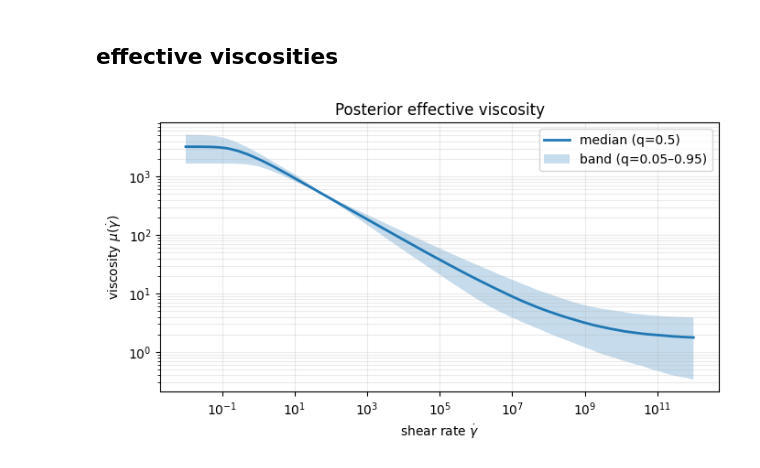
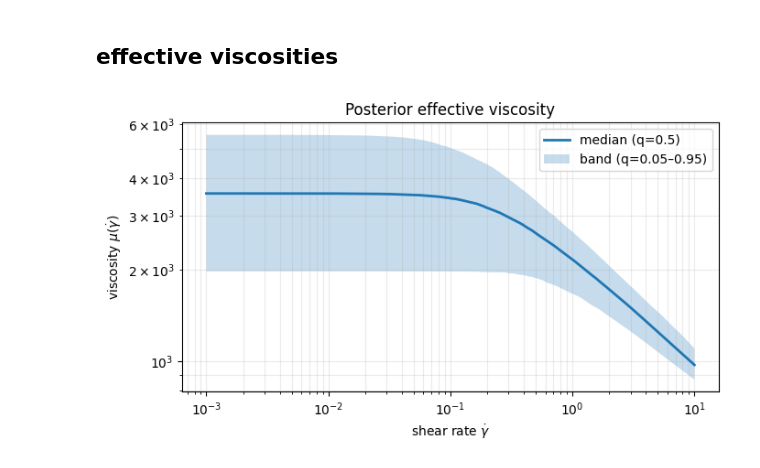
Before and after one commit to ajacobth/BayesianFLow_calibration, a Jupyter notebook: Inference_Standardized_2.ipynb, the cells around one changed output. Saved outputs shown, nothing was run; the diff lists cells and outputs as text; code cells hidden in the pictures.

```diff
--- a/Inference_Standardized_2.ipynb
+++ b/Inference_Standardized_2.ipynb
@@ -116,7 +117,7 @@ def _gp_predict_mean_from_Xn_std(Xn_std: jnp.ndarray) -> jnp.ndarray:
 
 def gp_single_z(z1, z2, z3, z4, flow_raw):
     """
-    z1..z4 are standardized coordinates for x1..x4 (what NUTS samples).
+    z1..z4 are standardized coordinates for x1 to x4 (what NUTS samples).
     flow_raw is in original physical units (whatever you used in training CSV as x5).
     """
     # Standardize the flow dimension to match GP training space
@@ -677,7 +653,7 @@ def run_nuts_calibration_abslog_constantbias(
     mcmc.print_summary()
     return mcmc
 # %%
-L = 9
+L = 14  # only use till layer 9
 mcmc = run_nuts_calibration_abslog_constantbias(
     F[:L, :],
     P_pa[:L, :],
@@ -1351,7 +1366,7 @@ def mu_bird_carreau(gdot, n, mu0, mu_inf, lam):
     """
     return mu_inf + (mu0 - mu_inf) * (1.0 + (lam * gdot)**2)**((n - 1.0) / 2.0)
 # %%
-def plot_effective_viscosity_envelope(samples, gdot_min=1e-2, gdot_max=1e7, n_gdot=200,
+def plot_effective_viscosity_envelope(samples, gdot_min=1e-2, gdot_max=1e2, n_gdot=200,
                                      max_draws=2000, seed=0,
                                      q=(0.05, 0.5, 0.95), title="Posterior effective viscosity"):
     """
@@ -1391,6 +1406,7 @@ def plot_effective_viscosity_envelope(samples, gdot_min=1e-2, gdot_max=1e7, n_gd
     plt.fill_between(gdot, lo, hi, alpha=0.25, label=f"band (q={q[0]}–{q[2]})")
     plt.xscale("log")
     plt.yscale("log")
+
     plt.xlabel(r"shear rate $\dot\gamma$")
     plt.ylabel(r"viscosity $\mu(\dot\gamma)$")
     plt.title(title)
@@ -1399,6 +1415,6 @@ def plot_effective_viscosity_envelope(samples, gdot_min=1e-2, gdot_max=1e7, n_gd
     plt.tight_layout()
     plt.show()
 # %%
-plot_effective_viscosity_envelope(samples, gdot_min=1e-2, gdot_max=1e12, max_draws=2000)
+plot_effective_viscosity_envelope(samples, gdot_min=1e-3, gdot_max=1e1, max_draws=2000)
 # %% [output]
-[figure, old version]
+[figure, new version]
```
Also changed, not shown: parts of 19 cells of this notebook, 12 other files.
